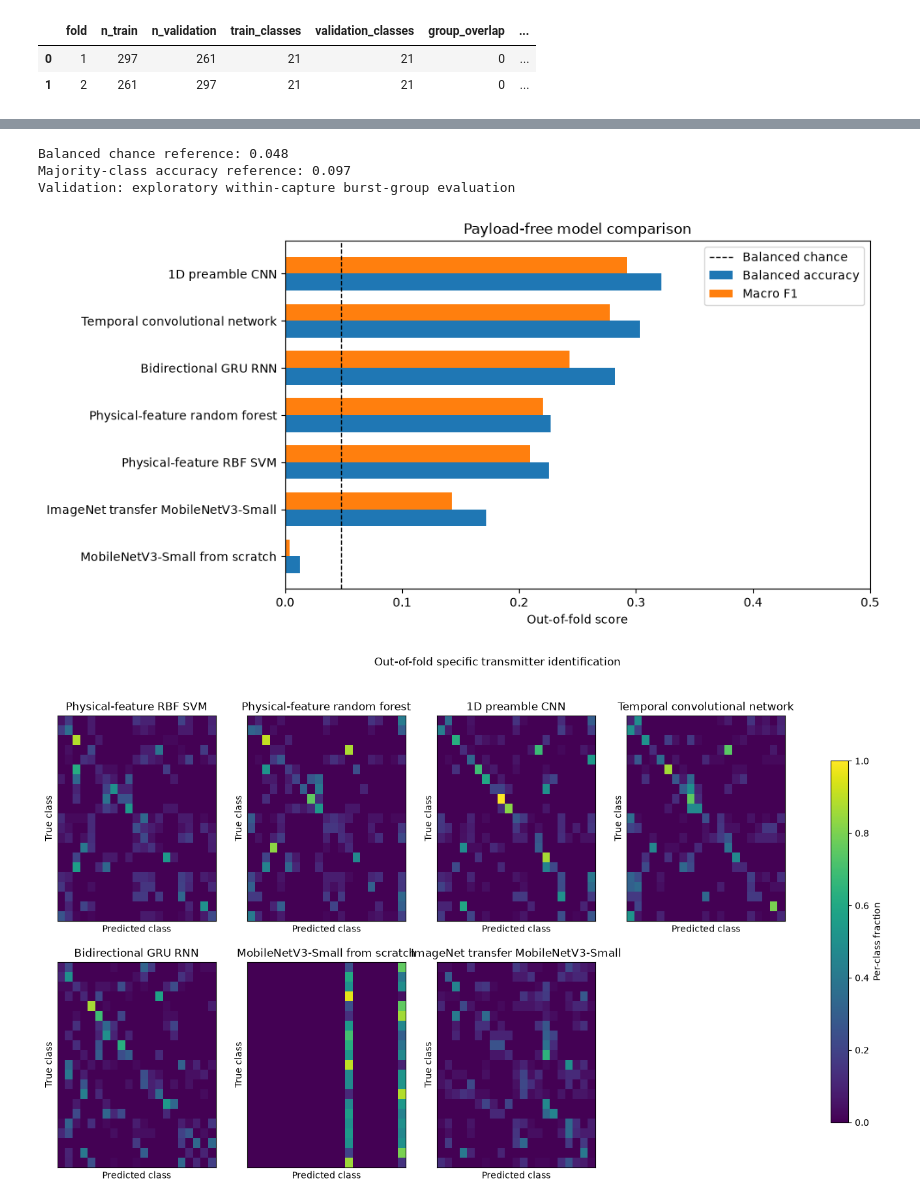
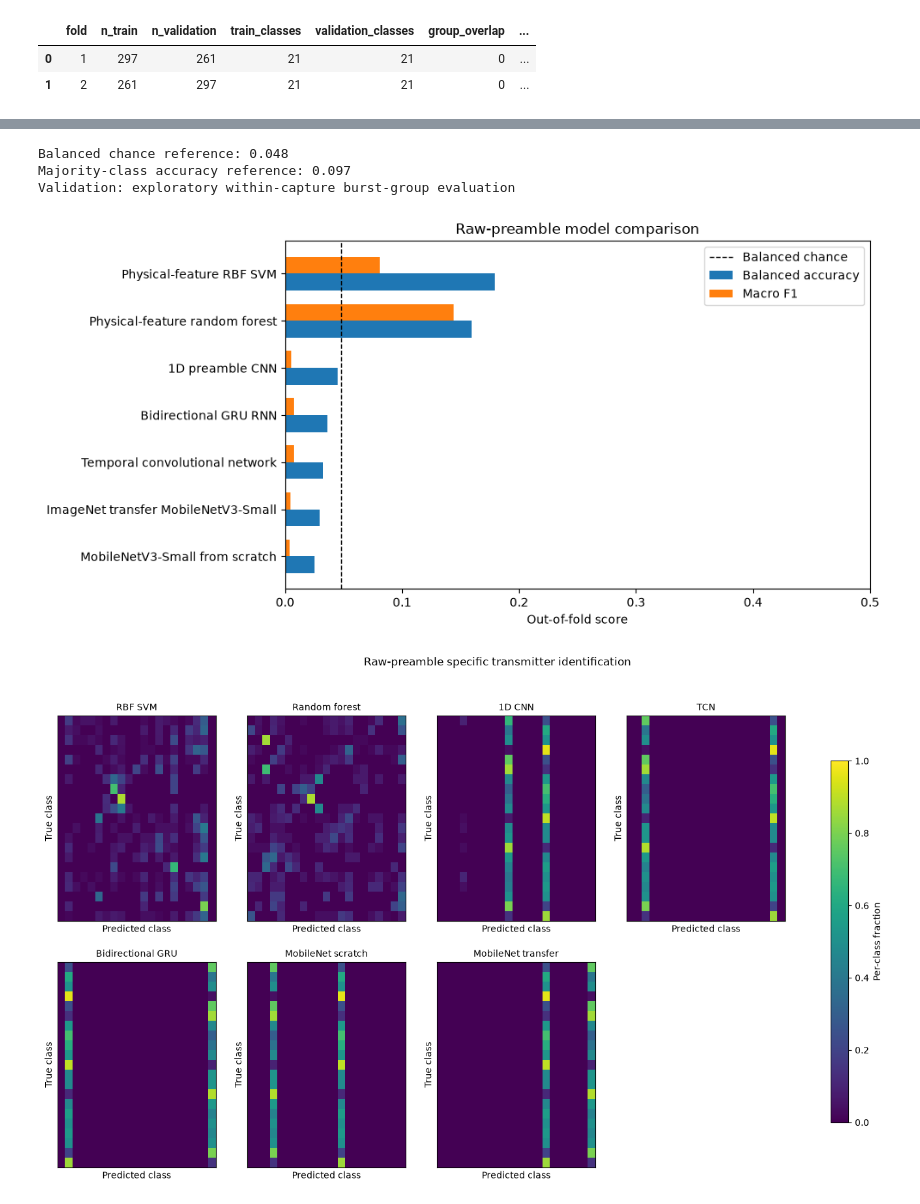
Before and after one commit to JacobBPenglis/An-Investigation-on-Spectrum-Awareness-using-UltraScale-RFSoC-Technology, a Jupyter notebook: analysis/notebooks/adsb_transmitter_identification_rfsoc_kfold.ipynb, the cells around one changed output, grey strips where cells are left out. Saved outputs shown, nothing was run; the diff lists cells and outputs as text; code cells hidden in the pictures.

```diff
--- a/analysis/notebooks/adsb_transmitter_identification_rfsoc_kfold.ipynb
+++ b/analysis/notebooks/adsb_transmitter_identification_rfsoc_kfold.ipynb
@@ -54,7 +54,7 @@ CONFIG = {
         "mobilenet_scratch",
         "imagenet_transfer_mobilenet",
     ),
-    "artifact_dir": Path("adsb_specific_transmitter_outputs"),
+    "artifact_dir": Path("adsb_specific_transmitter_raw_outputs"),
 }
 
 assert CONFIG["preamble_len"] == CONFIG["preamble_half_symbols"] * CONFIG["samples_per_half_symbol"]
@@ -1105,13 +1049,10 @@ for fold_number, (train_idx, val_idx) in enumerate(folds, start=1):
         history = None
 
         if experiment == "physical_feature_svm":
-            model = Pipeline([
-                ("scale", StandardScaler()),
-                ("svm", SVC(C=3.0, kernel="rbf", gamma="scale", class_weight="balanced")),
-            ])
+            model = SVC(C=3.0, kernel="rbf", gamma="scale", class_weight="balanced")
             model.fit(X_physical[train_idx], y[train_idx])
             predictions = model.predict(X_physical[val_idx])
-            fitted = model.named_steps["svm"]
+            fitted = model
             complexity_rows.append({
                 "experiment": experiment,
                 "fold": fold_number,
@@ -1154,10 +1095,10 @@ for fold_number, (train_idx, val_idx) in enumerate(folds, start=1):
                 model, X_data, epochs, lr = PreambleGRU(len(class_names)), X_preamble, CONFIG["epochs"], CONFIG["learning_rate"]
             elif experiment == "mobilenet_scratch":
                 model = MobileNetPreamble(len(class_names), pretrained=False, freeze_features=False)
-                X_data, epochs, lr = X_recurrence, CONFIG["image_epochs"], CONFIG["learning_rate"]
+                X_data, epochs, lr = X_preamble, CONFIG["image_epochs"], CONFIG["learning_rate"]
             elif experiment == "imagenet_transfer_mobilenet":
                 model = MobileNetPreamble(len(class_names), pretrained=True, freeze_features=True)
-                X_data, epochs, lr = X_recurrence, CONFIG["transfer_epochs"], CONFIG["transfer_learning_rate"]
+                X_data, epochs, lr = X_preamble, CONFIG["transfer_epochs"], CONFIG["transfer_learning_rate"]
             else:
                 raise ValueError(experiment)
 
@@ -1260,17 +1201,26 @@ axis.set_yticks(y_pos, plot_data["model"])
 axis.set_xlim(0, max(0.5, 1.1 * plot_data[["balanced_accuracy", "macro_f1"]].to_numpy().max()))
 axis.set_xlabel("Out-of-fold score")
 axis.legend()
-axis.set_title("Payload-free model comparison")
+axis.set_title("Raw-preamble model comparison")
 plt.tight_layout()
-fig.savefig(figure_dir / "06_09_26_model_comparison.png", dpi=180, bbox_inches="tight")
+fig.savefig(figure_dir / "15_09_26_raw_model_comparison.png", dpi=180, bbox_inches="tight")
 plt.show()
 
+short_names = {
+    "physical_feature_svm": "RBF SVM",
+    "physical_feature_random_forest": "Random forest",
+    "preamble_cnn": "1D CNN",
+    "preamble_tcn": "TCN",
+    "preamble_gru_rnn": "Bidirectional GRU",
+    "mobilenet_scratch": "MobileNet scratch",
+    "imagenet_transfer_mobilenet": "MobileNet transfer",
+}
 fig, axes = plt.subplots(2, 4, figsize=(18, 9))
 for axis, experiment in zip(axes.ravel(), CONFIG["experiments"]):
     subset = predictions_df[predictions_df["experiment"] == experiment]
     cm = confusion_matrix(subset["true_class"], subset["predicted_class"], labels=class_names, normalize="true")
     image = axis.imshow(cm, vmin=0, vmax=1, aspect="auto")
-    axis.set_title(MODEL_NAMES[experiment])
+    axis.set_title(short_names[experiment], fontsize=10)
     axis.set_xlabel("Predicted class")
     axis.set_ylabel("True class")
     axis.set_xticks([])
@@ -1285,13 +1235,13 @@ for axis, experiment in zip(axes.ravel(), CONFIG["experiments"]):
     single_axis.set_yticks([])
     single_fig.colorbar(single_image, ax=single_axis, label="Per-class fraction")
     single_fig.tight_layout()
-    single_fig.savefig(figure_dir / f"06_09_26_{experiment}_confusion.png", dpi=180, bbox_inches="tight")
+    single_fig.savefig(figure_dir / f"15_09_26_raw_{experiment}_confusion.png", dpi=180, bbox_inches="tight")
     plt.close(single_fig)
 
 axes.ravel()[-1].axis("off")
 fig.colorbar(image, ax=axes.ravel().tolist(), label="Per-class fraction", shrink=0.8)
-fig.suptitle("Out-of-fold specific transmitter identification")
-fig.savefig(figure_dir / "06_09_26_confusion_matrices.png", dpi=180, bbox_inches="tight")
+fig.suptitle("Raw-preamble specific transmitter identification")
+fig.savefig(figure_dir / "15_09_26_raw_confusion_matrices.png", dpi=180, bbox_inches="tight")
 plt.show()
 
 complexity_summary = (
@@ -1304,9 +1254,8 @@ model_specs_complete = pd.DataFrame([
         "experiment": experiment,
         "model": MODEL_NAMES[experiment],
         "input": (
-            "33 physical features" if "physical_feature" in experiment
-            else "3 x 80 x 80 recurrence image" if "mobilenet" in experiment
-            else "2 x 80 I/Q"
+            "33 features from raw I/Q" if "physical_feature" in experiment
+            else "2 x 80 raw I/Q"
         ),
         "architecture": (
             "RBF SVM" if experiment == "physical_feature_svm"
@@ -1314,8 +1263,8 @@ model_specs_complete = pd.DataFrame([
             else "3 convolution blocks: 32, 64, 96 channels" if experiment == "preamble_cnn"
             else "3 residual dilated blocks: dilation 1, 2, 4" if experiment == "preamble_tcn"
             else "1 bidirectional GRU layer, 64 units per direction" if experiment == "preamble_gru_rnn"
-            else "MobileNetV3-Small, random initialisation" if experiment == "mobilenet_scratch"
-            else "MobileNetV3-Small ImageNet-1K features frozen"
+            else "MobileNetV3-Small, one-channel raw input, random initialisation" if experiment == "mobilenet_scratch"
+            else "MobileNetV3-Small, one-channel raw input, ImageNet-1K features frozen"
         ),
         "weight_source": "ImageNet-1K" if experiment == "imagenet_transfer_mobilenet" else "training fold",
     }
@@ -1334,6 +1283,6 @@ display(model_specs_complete)
 Balanced chance reference: 0.048
 Majority-class accuracy reference: 0.097
 Validation: exploratory within-capture burst-group evaluation
-[figure, old version]
+[figure, new version]
-[figure, old version]
+[figure, new version]
 |  | experiment | model | input | architecture | weight_source | total_parameters | trainable_parameters | ... |
```
Also changed, not shown: parts of 14 cells of this notebook.
